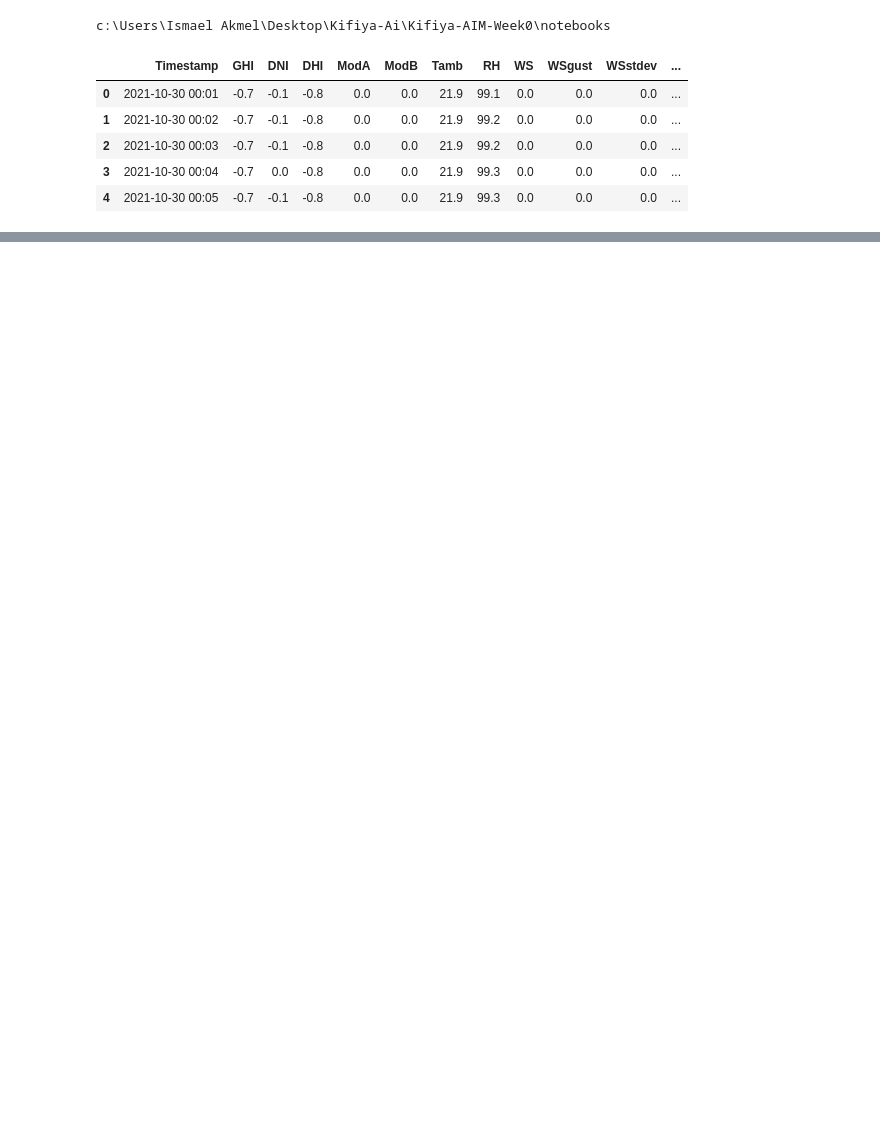
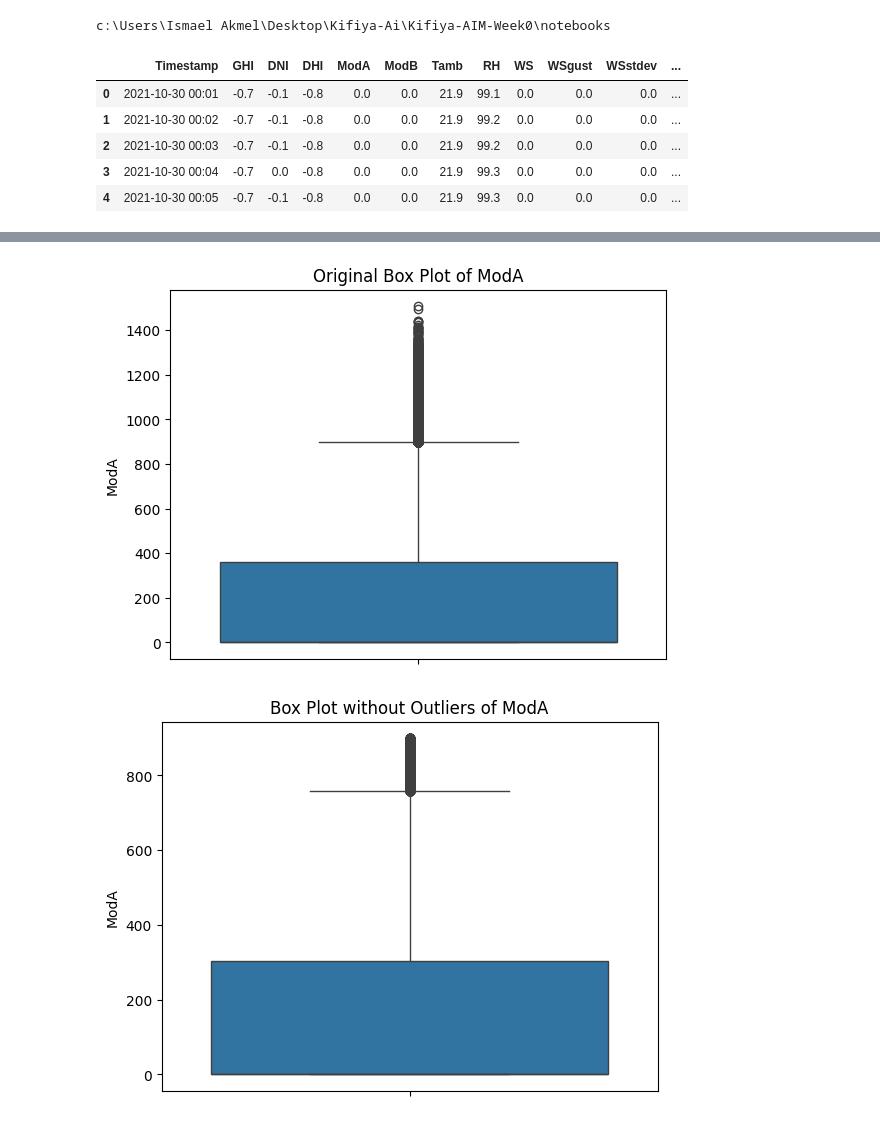
Before and after one commit to rinamoh/Kifiya-AIM-Week0, a Jupyter notebook: notebooks/EDA-sierraleone.ipynb, the cells around one changed output, grey strips where cells are left out. Cells and saved outputs as stored; diff of their text form; code cells hidden in the pictures; blank space fills up the shorter version.

```diff
--- a/notebooks/EDA-sierraleone.ipynb
+++ b/notebooks/EDA-sierraleone.ipynb
@@ -21,0 +115,5 @@ data.head()
+# %%
+no_outliers = removal_box_plot(data, 'ModA')
+# %% [output]
+[figure, added]
+[figure, added]
```
Also changed, not shown: parts of 25 cells of this notebook.
